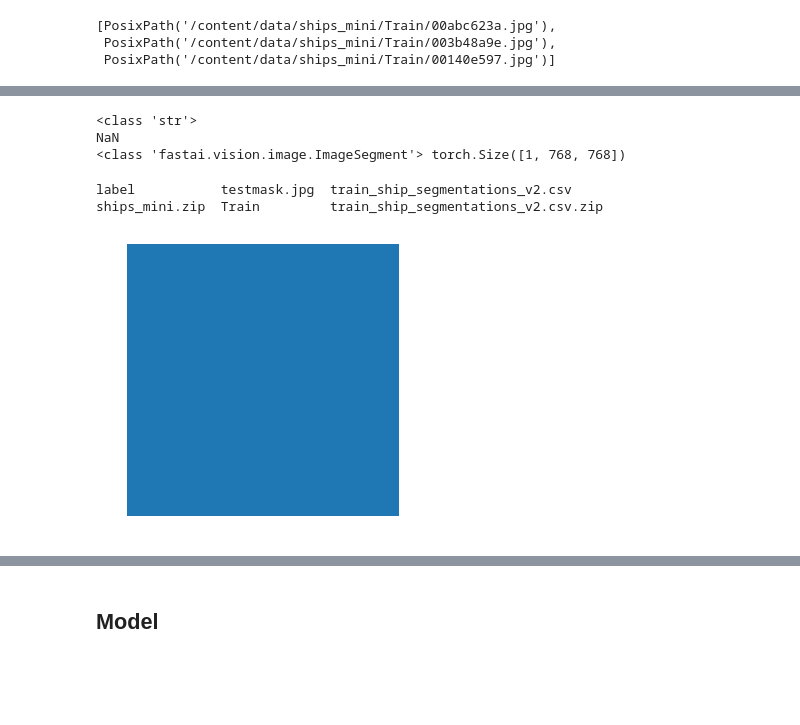
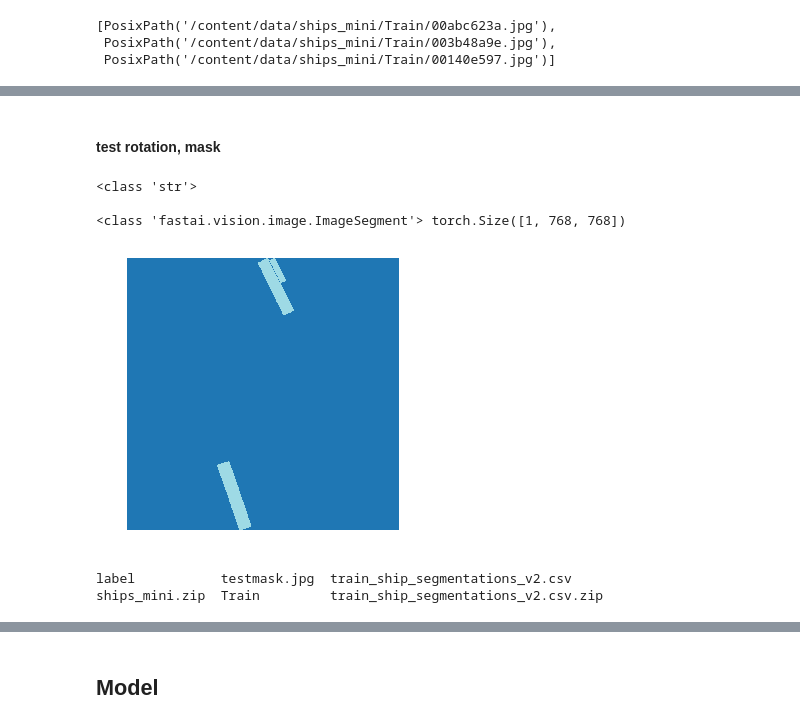
Before and after one commit to lukemckinstry/fastai-projects, a Jupyter notebook: ships.ipynb, the cells around one changed output, grey strips where cells are left out. Saved outputs shown, nothing was run; the diff lists cells and outputs as text; code cells hidden in the pictures; blank space fills up the shorter version.

```diff
--- a/ships.ipynb
+++ b/ships.ipynb
@@ -201,24 +183,19 @@ torch.Size([768, 768])
+# %% [markdown]
+#### test rotation, mask
 # %%
-rle_0 = masks.query('ImageId=="002deeb16.jpg"')['EncodedPixels'].to_string(index=False)
-rle_1 = masks.query('ImageId=="00003e153.jpg"')['EncodedPixels'].to_string(index=False)
-
-print(type(rle_0))
-derp = open_mask_rle( "", [768,768])
-
-derp.save( DATA_DIR/'testmask.jpg')
-print(rle_1)
-print( type(derp), derp.shape)
+rle_0 = masks.query('ImageId=="00abc623a.jpg"')['EncodedPixels'].to_string(index=False)
+#rle_0 = masks.query('ImageId=="002deeb16.jpg"')['EncodedPixels'].to_string(index=False)
+#rle_1 = masks.query('ImageId=="00003e153.jpg"')['EncodedPixels'].to_string(index=False)
+rle_0 = open_mask_rle( rle_0, [768,768])
+rle_0 = rle_0.rotate(-90).flip_lr()
+rle_0derp.show(figsize=(5,5), alpha=1)
 # %% [output]
 <class 'str'>
-NaN
+
 <class 'fastai.vision.image.ImageSegment'> torch.Size([1, 768, 768])
+[figure, added]
 # %%
 !ls {DATA_DIR}
 # %% [output]
 label           testmask.jpg  train_ship_segmentations_v2.csv
 ships_mini.zip  Train         train_ship_segmentations_v2.csv.zip
-# %%
-testmask = open_mask( DATA_DIR/'testmask.jpg' )
-testmask.show(figsize=(5,5), alpha=1)
-# %% [output]
-[figure, removed]
```
Also changed, not shown: parts of 55 cells of this notebook.
